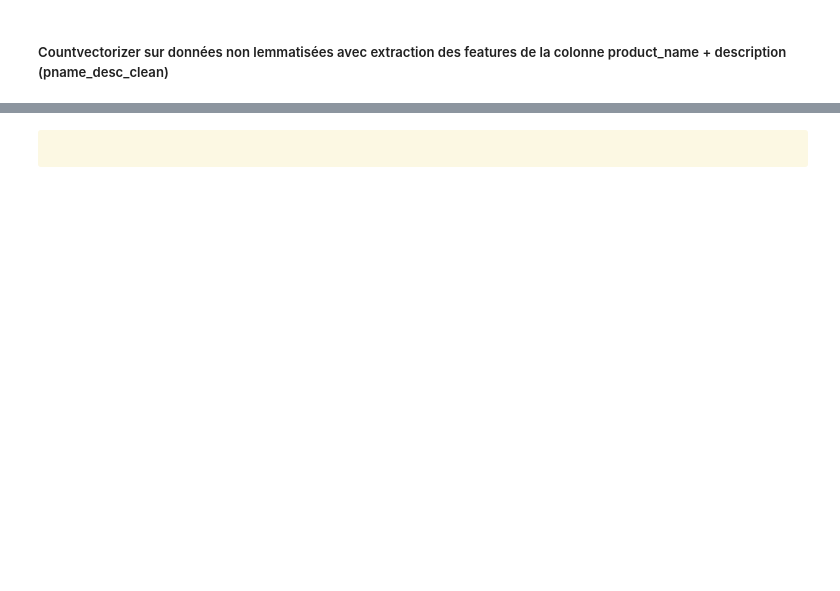
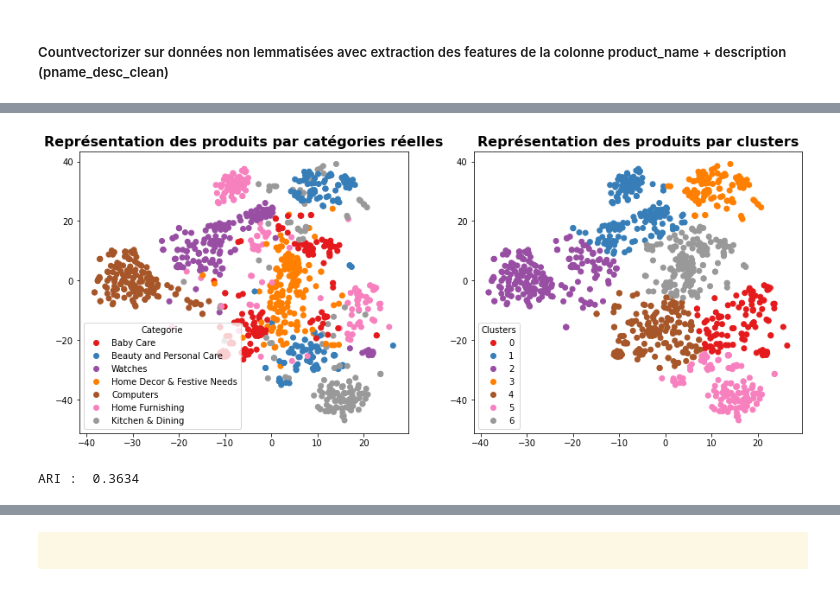
Before and after one commit to Milie-Mimi/OC_DS_Project6, a Jupyter notebook: GROSCHENE_Emilie_1_notebook_012023.ipynb, the cells around one changed output, grey strips where cells are left out. Saved outputs shown, nothing was run; the diff lists cells and outputs as text; code cells hidden in the pictures; blank space fills up the shorter version.

Commit message:
fin extrac features text

```diff
--- a/GROSCHENE_Emilie_1_notebook_012023.ipynb
+++ b/GROSCHENE_Emilie_1_notebook_012023.ipynb
@@ -2105,0 +2412,4 @@ une approche de type word/sentence embedding avec USE (Universal Sentence Encode
+# %%
+# Guide sur le Tensorflow hub : https://www.tensorflow.org/text/tutorials/classify_text_with_bert
+model_url = 'https://tfhub.dev/tensorflow/bert_en_uncased_L-12_H-768_A-12/4'
+bert_layer = hub.KerasLayer(model_url, trainable=True)
@@ -2105,0 +2418,10 @@ une approche de type word/sentence embedding avec USE (Universal Sentence Encode
+# %%
+max_length = 64
+batch_size = 10
+model_type = 'bert-base-uncased'
+model = bert_layer
+sentences_list = data_bow['pname_desc_clean_bert_use'].to_list()
+# %%
+# Création des features
+features_bert_TF, last_hidden_states_tot_TF = feature_BERT_fct(model, model_type, sentences_list,
+                                                               max_length, batch_size, mode='TFhub')
@@ -2105,0 +2447,7 @@ une approche de type word/sentence embedding avec USE (Universal Sentence Encode
+# %%
+ARI_bert_TF, X_tsne_bert_TF, labels_bert_TF, time_bert_TF = ARI_CBOW(features_bert_TF)
+# %%
+TSNE_visu_fct(X_tsne_bert_TF, y_cat_num, labels_bert_TF, ARI_bert_TF)
+# %% [output]
+[figure, added]
+ARI :  0.3634
```
Also changed, not shown: parts of 208 cells of this notebook.
